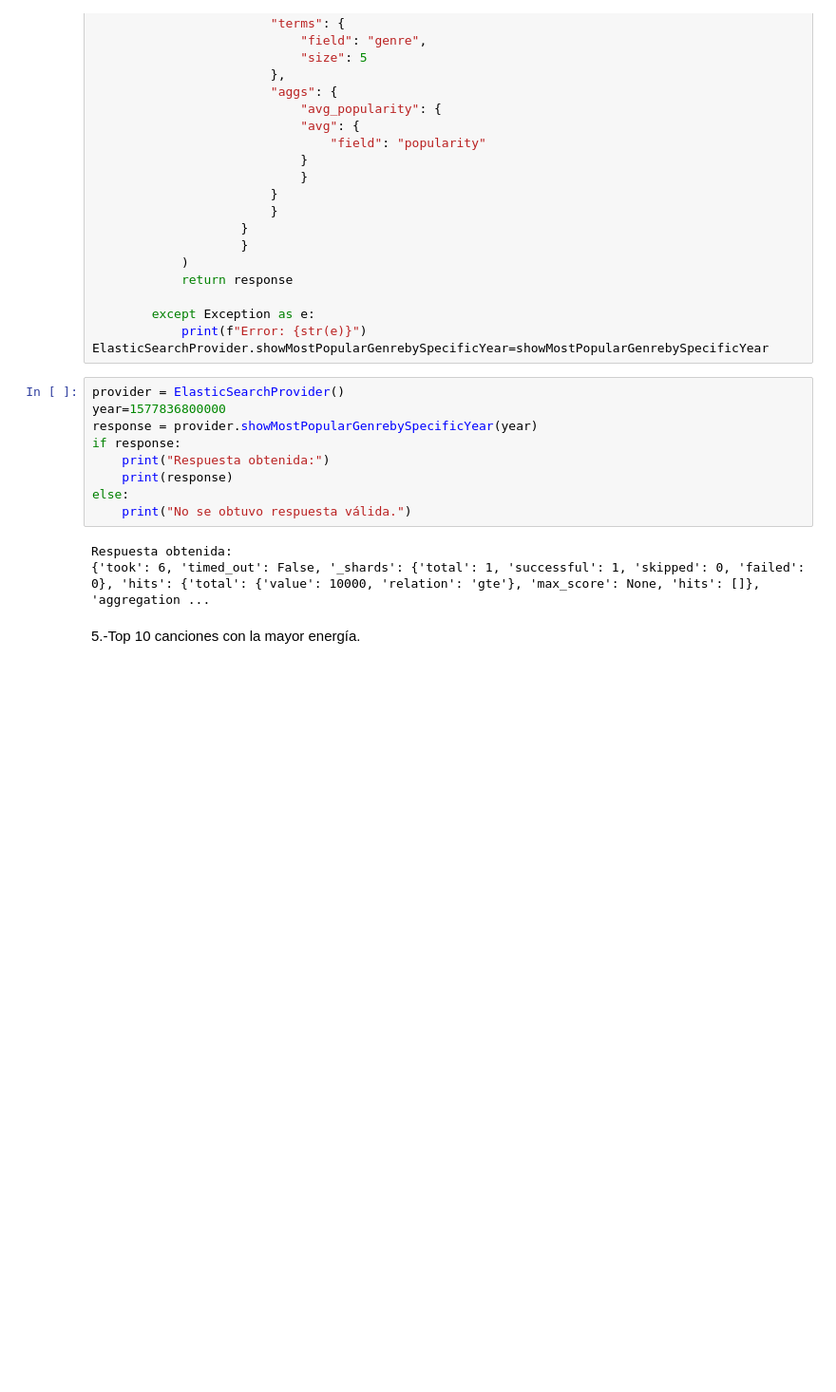
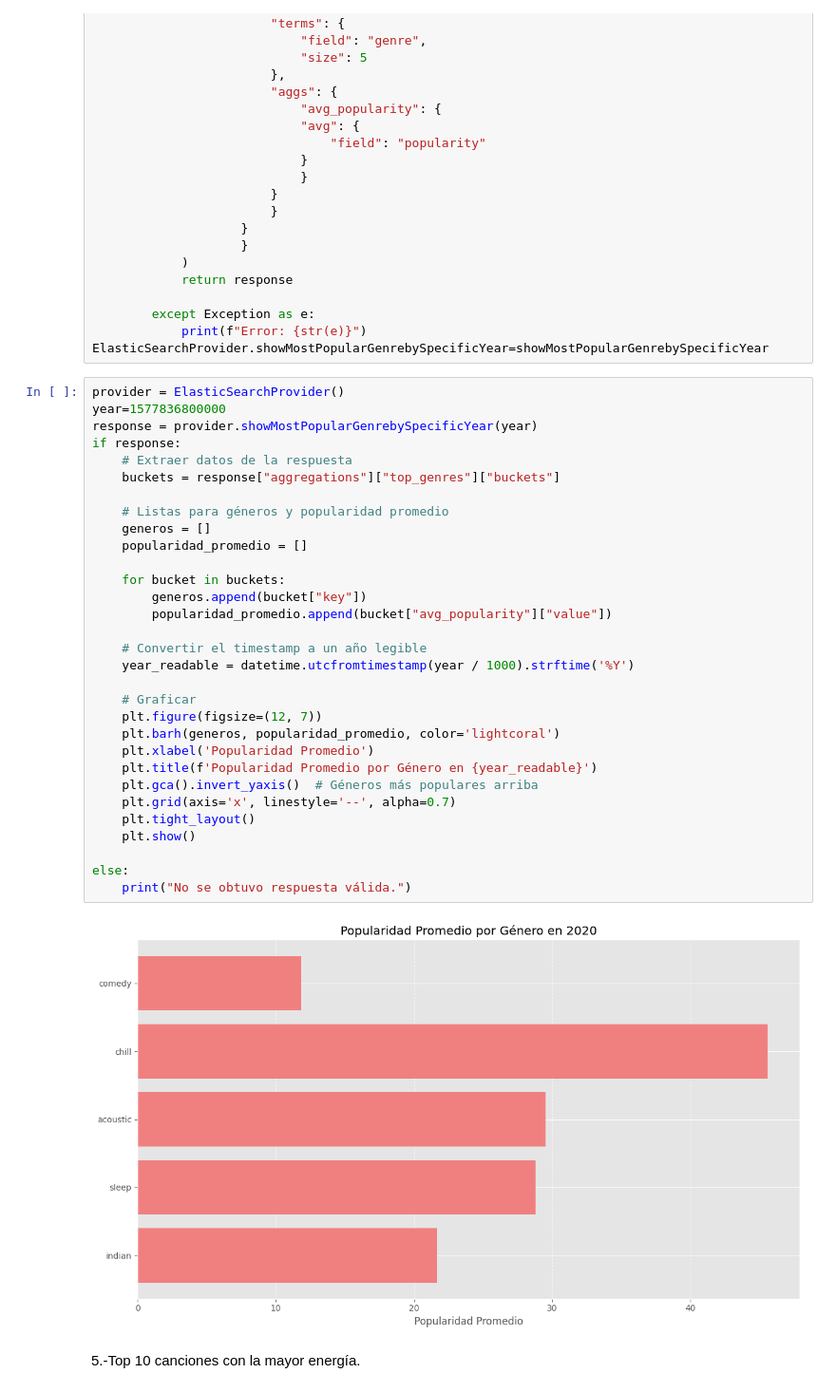
Before and after one commit to Emmanuel-Mtz-777/Spotify-Insights-with-Elasticsearch, a Jupyter notebook: documento.ipynb, the cells around one changed output. Shown at 95% size. Cells and saved outputs as stored; diff of their text form; blank space fills up the shorter version.

```diff
--- a/documento.ipynb
+++ b/documento.ipynb
@@ -212,15 +281,36 @@ ElasticSearchProvider.showMostPopularGenrebySpecificYear=showMostPopularGenrebyS
 # %%
 provider = ElasticSearchProvider()
 year=1577836800000
 response = provider.showMostPopularGenrebySpecificYear(year)
 if response:
-    print("Respuesta obtenida:")
-    print(response)
+    # Extraer datos de la respuesta
+    buckets = response["aggregations"]["top_genres"]["buckets"]
+
+    # Listas para géneros y popularidad promedio
+    generos = []
+    popularidad_promedio = []
+
+    for bucket in buckets:
+        generos.append(bucket["key"])
+        popularidad_promedio.append(bucket["avg_popularity"]["value"])
+
+    # Convertir el timestamp a un año legible
+    year_readable = datetime.utcfromtimestamp(year / 1000).strftime('%Y')
+
+    # Graficar
+    plt.figure(figsize=(12, 7))
+    plt.barh(generos, popularidad_promedio, color='lightcoral')
+    plt.xlabel('Popularidad Promedio')
+    plt.title(f'Popularidad Promedio por Género en {year_readable}')
+    plt.gca().invert_yaxis()  # Géneros más populares arriba
+    plt.grid(axis='x', linestyle='--', alpha=0.7)
+    plt.tight_layout()
+    plt.show()
+
 else:
     print("No se obtuvo respuesta válida.")
 # %% [output]
-Respuesta obtenida:
-{'took': 6, 'timed_out': False, '_shards': {'total': 1, 'successful': 1, 'skipped': 0, 'failed': 0}, 'hits': {'total': {'value': 10000, 'relation': 'gte'}, 'max_score': None, 'hits': []}, 'aggregation ...
+[figure, added]
 # %% [markdown]
 5.-Top 10 canciones con la mayor energía.
 # %%
```
Also changed, not shown: parts of 16 cells of this notebook.
